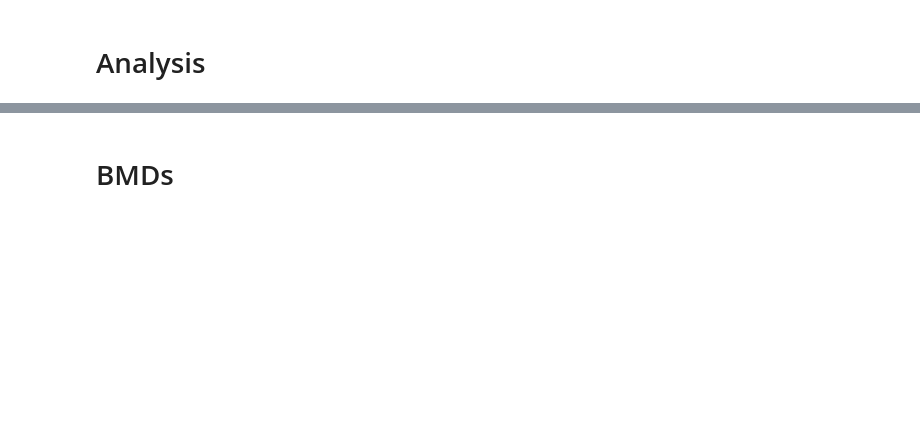
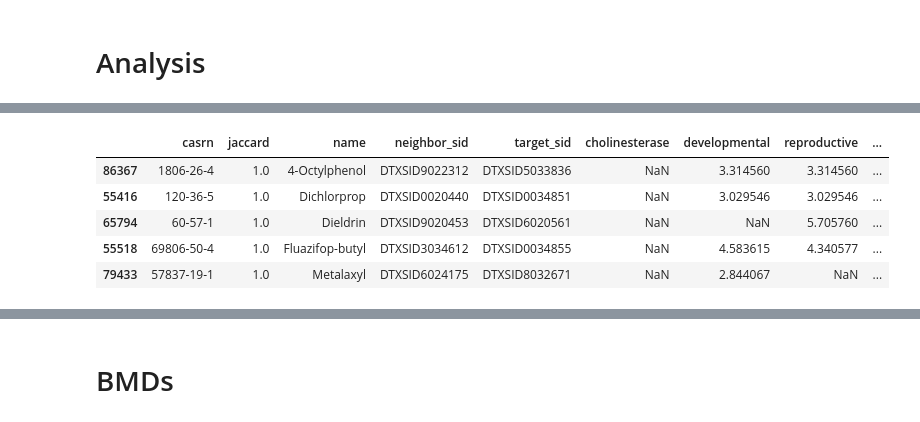
Before and after one commit to georgehelman/genra, a Jupyter notebook: notebooks/rax/rax-genra-toxref.ipynb, the cells around one changed output, grey strips where cells are left out. Cells and saved outputs as stored; diff of their text form; code cells hidden in the pictures; blank space fills up the shorter version.

```diff
--- a/notebooks/rax/rax-genra-toxref.ipynb
+++ b/notebooks/rax/rax-genra-toxref.ipynb
@@ -192,0 +389,9 @@ plt.show()
+# %%
+loael_neighbors.head()
+# %% [output]
+|  | casrn | jaccard | name | neighbor_sid | target_sid | cholinesterase | developmental | reproductive | ... |
+| 86367 | 1806-26-4 | 1.0 | 4-Octylphenol | DTXSID9022312 | DTXSID5033836 | NaN | 3.314560 | 3.314560 | ... |
+| 55416 | 120-36-5 | 1.0 | Dichlorprop | DTXSID0020440 | DTXSID0034851 | NaN | 3.029546 | 3.029546 | ... |
+| 65794 | 60-57-1 | 1.0 | Dieldrin | DTXSID9020453 | DTXSID6020561 | NaN | NaN | 5.705760 | ... |
+| 55518 | 69806-50-4 | 1.0 | Fluazifop-butyl | DTXSID3034612 | DTXSID0034855 | NaN | 4.583615 | 4.340577 | ... |
+| 79433 | 57837-19-1 | 1.0 | Metalaxyl | DTXSID6024175 | DTXSID8032671 | NaN | 2.844067 | NaN | ... |
```
Also changed, not shown: parts of 45 cells of this notebook.
